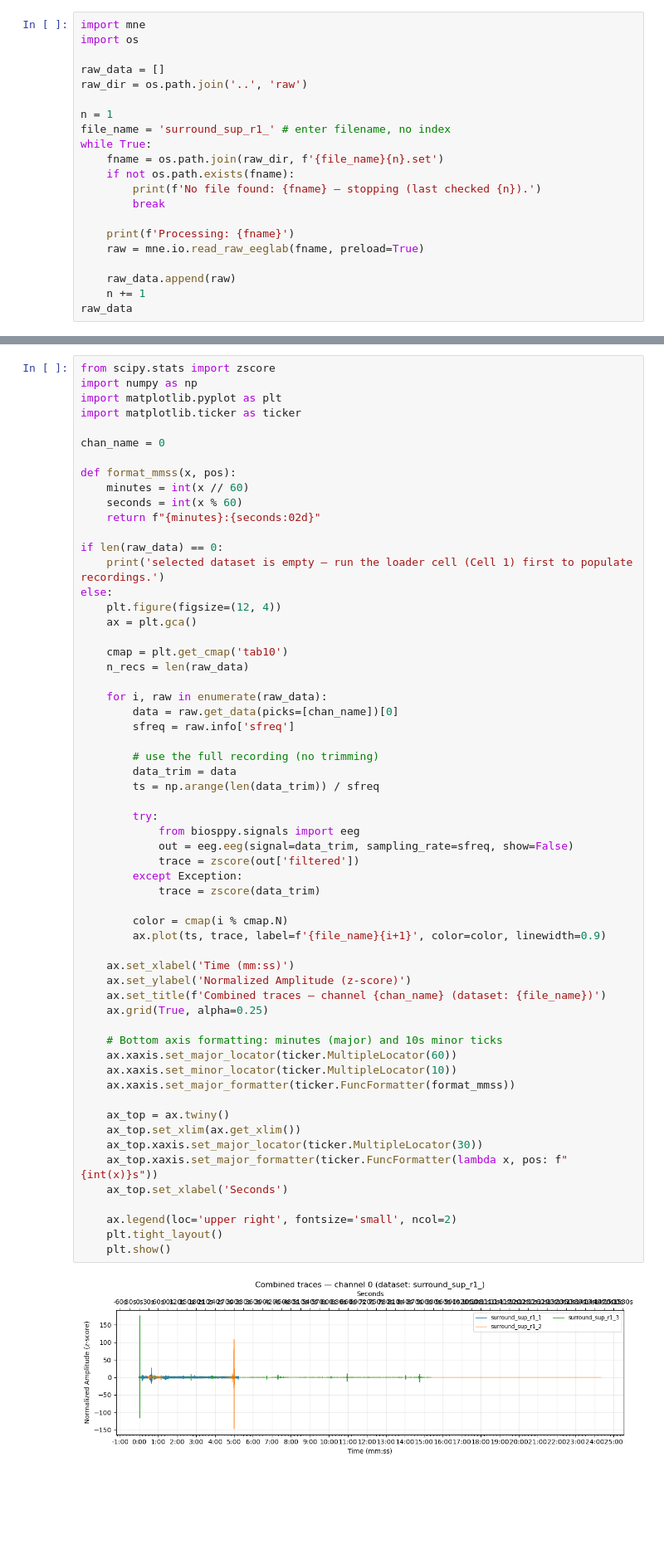
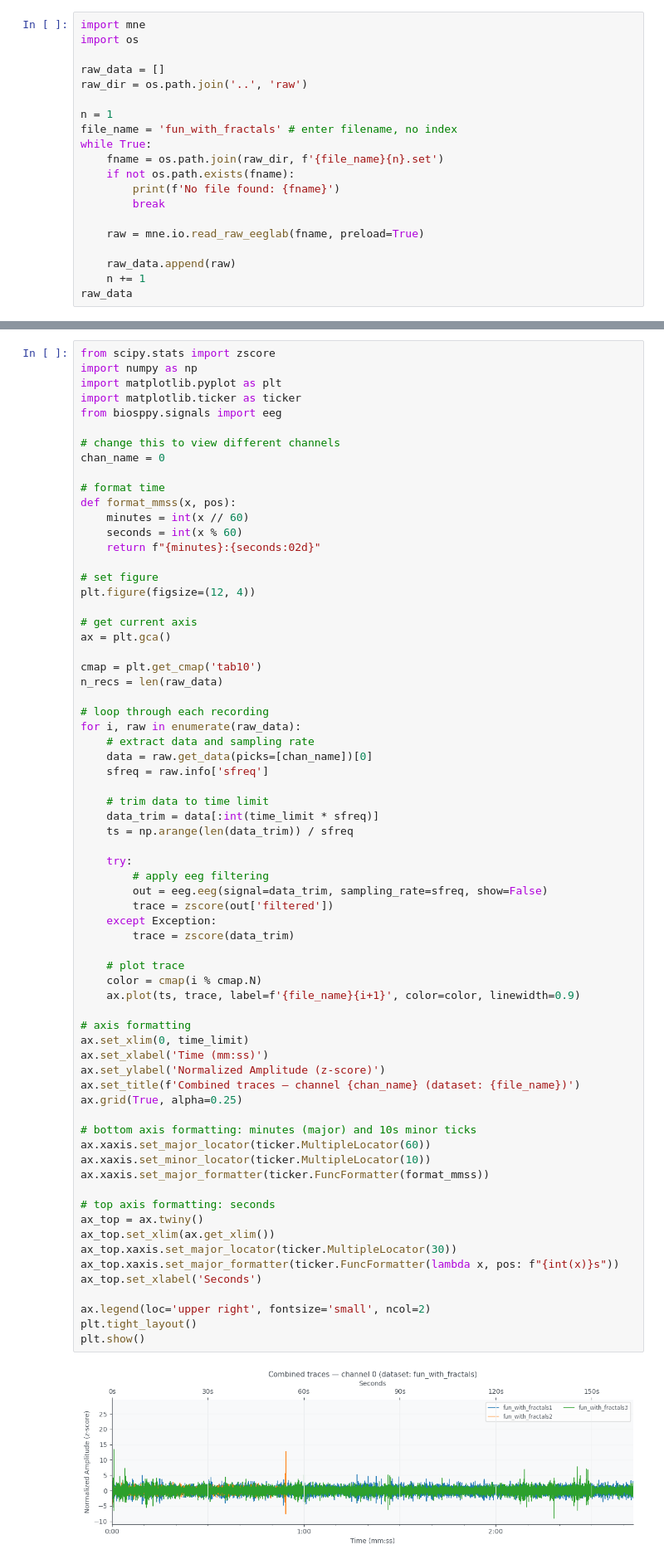
Before and after one commit to josephzhengg/amplab-digtwins, a Jupyter notebook: notebooks/comparison_timeless.ipynb, the cells around one changed output, grey strips where cells are left out. Shown at 83% size. Saved outputs shown, nothing was run; the diff lists cells and outputs as text; blank space fills up the shorter version.

```diff
--- a/notebooks/comparison_timeless.ipynb
+++ b/notebooks/comparison_timeless.ipynb
@@ -6,14 +6,13 @@ raw_data = []
 raw_dir = os.path.join('..', 'raw')
 
 n = 1
-file_name = 'surround_sup_r1_' # enter filename, no index
+file_name = 'fun_with_fractals' # enter filename, no index
 while True:
     fname = os.path.join(raw_dir, f'{file_name}{n}.set')
     if not os.path.exists(fname):
-        print(f'No file found: {fname} — stopping (last checked {n}).')
+        print(f'No file found: {fname}')
         break
 
-    print(f'Processing: {fname}')
     raw = mne.io.read_raw_eeglab(fname, preload=True)
 
     raw_data.append(raw)
@@ -30,61 +60,70 @@ No file found: ..\raw\surround_sup_r1_4.set — stopping (last checked 4).
 # %%
 from scipy.stats import zscore
 import numpy as np
 import matplotlib.pyplot as plt
 import matplotlib.ticker as ticker
+from biosppy.signals import eeg
 
+# change this to view different channels
 chan_name = 0
 
+# format time
 def format_mmss(x, pos):
     minutes = int(x // 60)
     seconds = int(x % 60)
     return f"{minutes}:{seconds:02d}"
 
-if len(raw_data) == 0:
-    print('selected dataset is empty — run the loader cell (Cell 1) first to populate recordings.')
-else:
-    plt.figure(figsize=(12, 4))
-    ax = plt.gca()
+# set figure
+plt.figure(figsize=(12, 4))
 
-    cmap = plt.get_cmap('tab10')
-    n_recs = len(raw_data)
+# get current axis
+ax = plt.gca()
 
-    for i, raw in enumerate(raw_data):
-        data = raw.get_data(picks=[chan_name])[0]
-        sfreq = raw.info['sfreq']
+cmap = plt.get_cmap('tab10')
+n_recs = len(raw_data)
 
-        # use the full recording (no trimming)
-        data_trim = data
-        ts = np.arange(len(data_trim)) / sfreq
+# loop through each recording
+for i, raw in enumerate(raw_data):
+    # extract data and sampling rate
+    data = raw.get_data(picks=[chan_name])[0]
+    sfreq = raw.info['sfreq']
 
-        try:
-            from biosppy.signals import eeg
-            out = eeg.eeg(signal=data_trim, sampling_rate=sfreq, show=False)
-            trace = zscore(out['filtered'])
-        except Exception:
-            trace = zscore(data_trim)
+    # trim data to time limit
+    data_trim = data[:int(time_limit * sfreq)]
+    ts = np.arange(len(data_trim)) / sfreq
 
-        color = cmap(i % cmap.N)
-        ax.plot(ts, trace, label=f'{file_name}{i+1}', color=color, linewidth=0.9)
+    try:
+        # apply eeg filtering
+        out = eeg.eeg(signal=data_trim, sampling_rate=sfreq, show=False)
+        trace = zscore(out['filtered'])
+    except Exception:
+        trace = zscore(data_trim)
 
-    ax.set_xlabel('Time (mm:ss)')
-    ax.set_ylabel('Normalized Amplitude (z-score)')
-    ax.set_title(f'Combined traces — channel {chan_name} (dataset: {file_name})')
-    ax.grid(True, alpha=0.25)
+    # plot trace
+    color = cmap(i % cmap.N)
+    ax.plot(ts, trace, label=f'{file_name}{i+1}', color=color, linewidth=0.9)
 
-    # Bottom axis formatting: minutes (major) and 10s minor ticks
-    ax.xaxis.set_major_locator(ticker.MultipleLocator(60))
-    ax.xaxis.set_minor_locator(ticker.MultipleLocator(10))
-    ax.xaxis.set_major_formatter(ticker.FuncFormatter(format_mmss))
+# axis formatting
+ax.set_xlim(0, time_limit)
+ax.set_xlabel('Time (mm:ss)')
+ax.set_ylabel('Normalized Amplitude (z-score)')
+ax.set_title(f'Combined traces — channel {chan_name} (dataset: {file_name})')
+ax.grid(True, alpha=0.25)
 
-    ax_top = ax.twiny()
-    ax_top.set_xlim(ax.get_xlim())
-    ax_top.xaxis.set_major_locator(ticker.MultipleLocator(30))
-    ax_top.xaxis.set_major_formatter(ticker.FuncFormatter(lambda x, pos: f"{int(x)}s"))
-    ax_top.set_xlabel('Seconds')
+# bottom axis formatting: minutes (major) and 10s minor ticks
+ax.xaxis.set_major_locator(ticker.MultipleLocator(60))
+ax.xaxis.set_minor_locator(ticker.MultipleLocator(10))
+ax.xaxis.set_major_formatter(ticker.FuncFormatter(format_mmss))
 
-    ax.legend(loc='upper right', fontsize='small', ncol=2)
-    plt.tight_layout()
-    plt.show()
+# top axis formatting: seconds
+ax_top = ax.twiny()
+ax_top.set_xlim(ax.get_xlim())
+ax_top.xaxis.set_major_locator(ticker.MultipleLocator(30))
+ax_top.xaxis.set_major_formatter(ticker.FuncFormatter(lambda x, pos: f"{int(x)}s"))
+ax_top.set_xlabel('Seconds')
+
+ax.legend(loc='upper right', fontsize='small', ncol=2)
+plt.tight_layout()
+plt.show()
 # %% [output]
-[figure, old version]
+[figure, new version]
```
Also changed, not shown: parts of 3 cells of this notebook.
